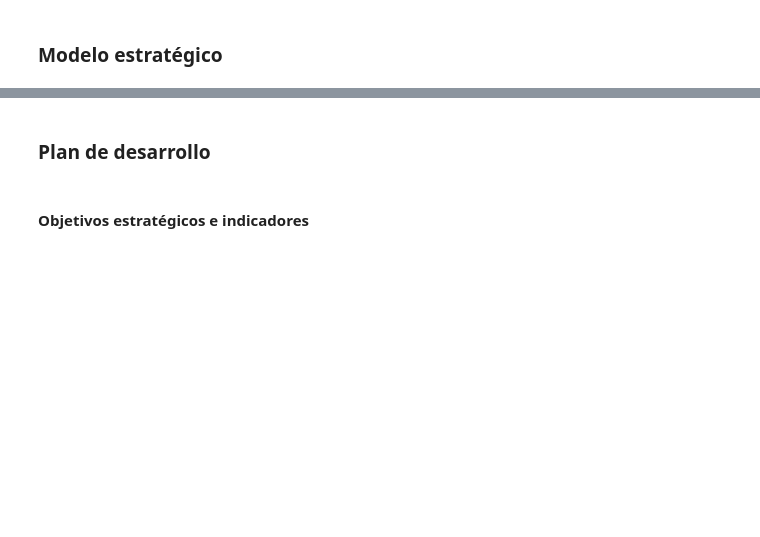
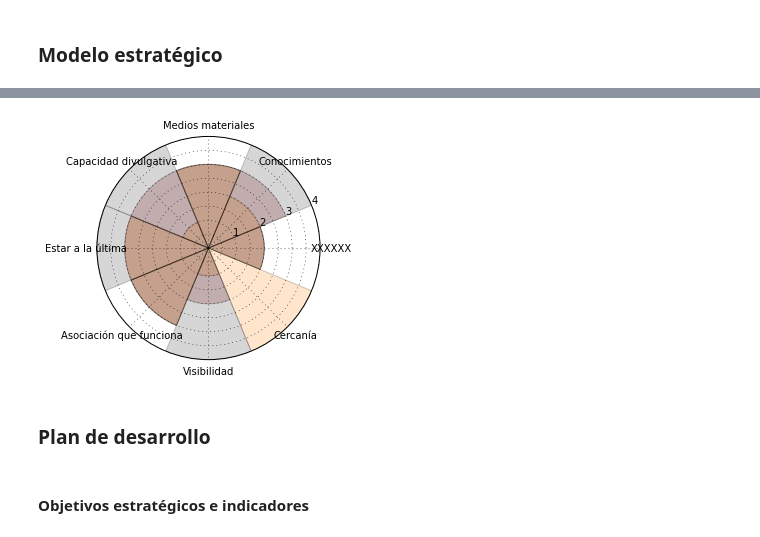
Before and after one commit to Achifaifa/slides, a Jupyter notebook: agudezia-gamaker/Presentacion-agudezia.ipynb, the cells around one changed output, grey strips where cells are left out. Cells and saved outputs as stored; diff of their text form; code cells hidden in the pictures; blank space fills up the shorter version.

```diff
--- a/agudezia-gamaker/Presentacion-agudezia.ipynb
+++ b/agudezia-gamaker/Presentacion-agudezia.ipynb
@@ -269,3 +300,26 @@ Prescripción a un colectivo con capacidad profesional técnica
+# %%
+%matplotlib inline
+import numpy as np
+import matplotlib.pyplot as plt
+
+scores=lambda x: [int(i[x])+2 for i in data]
+gamakerscores, bmscores, cccscores = [scores(i) for i in ["GAMAKER", "BILBAO MAKER", "CCC"]]
+positions=[(np.pi/8)+i*(-np.pi/4) for i in range(2,10)]
+
+ax = plt.subplot(111, projection='polar')
+ax.set_xticklabels([i["area"].decode("UTF-8") for i in data][::-1])
+ax.set_yticklabels(["","1","","2","","3","","4"])
+bmbars=ax.bar(positions, bmscores, width=np.pi/4, bottom=0.0)
+gamakerbars=ax.bar(positions, gamakerscores, width=np.pi/4, bottom=0.0)
+cccbars=ax.bar(positions, cccscores, width=np.pi/4, bottom=0.0)
+for bar in gamakerbars: bar.set_facecolor((1,0.5,0))
+for bar in bmbars: bar.set_facecolor((0.5,0,0))
+for bar in cccbars: bar.set_facecolor((0.2,0.2,0.2))
+for bar in gamakerbars+bmbars+cccbars: bar.set_alpha(0.2)
+
+plt.show()
+# %% [output]
+[figure, added]
 # %% [markdown]
 ### Plan de desarrollo
 # %% [markdown]
```
Also changed, not shown: parts of 15 cells of this notebook, 1 other file.
